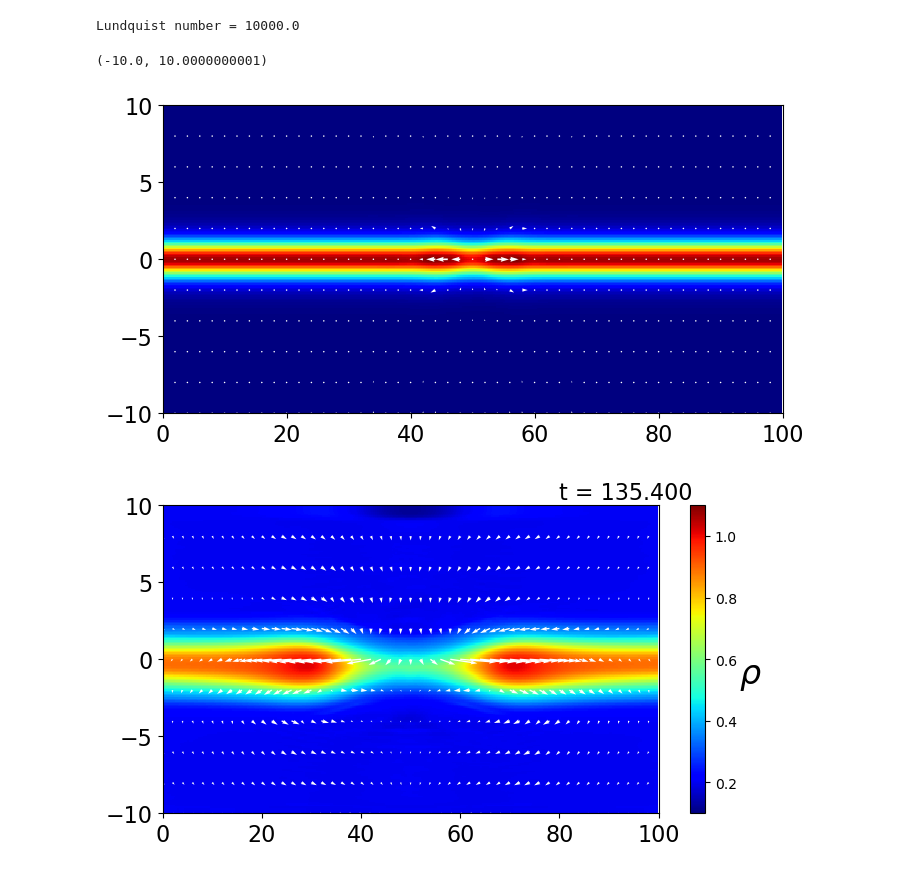
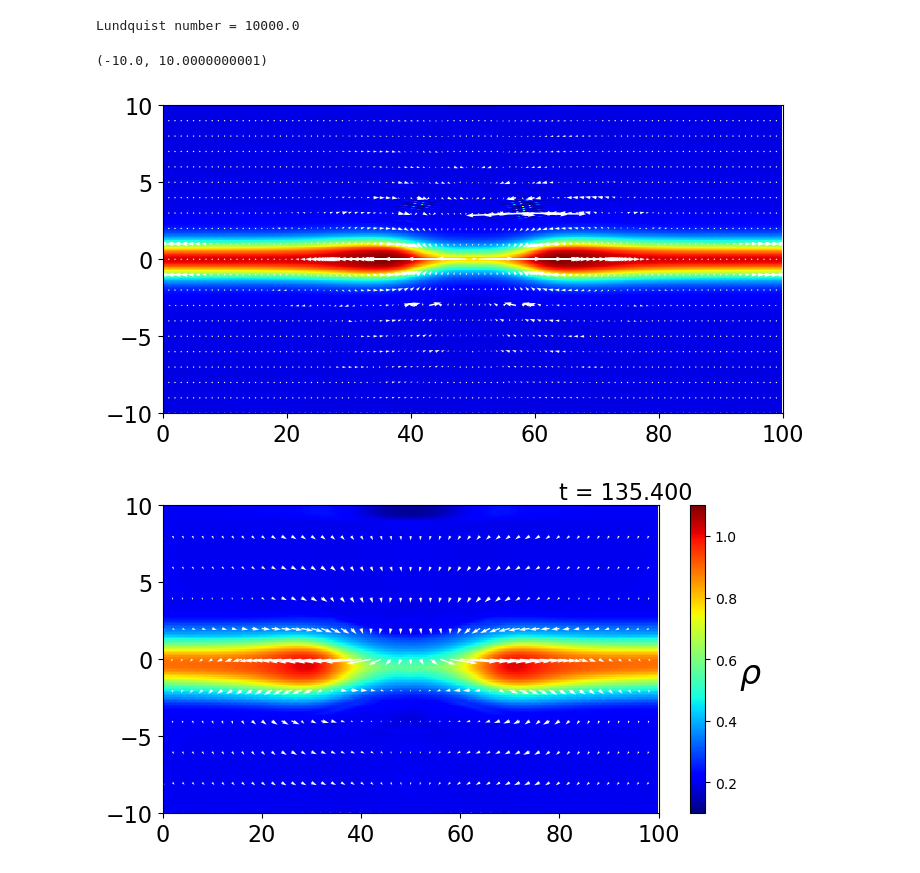
Before and after one commit to keita-akutagawa/ResistiveMHD_GPU, a Jupyter notebook: examples_2D/plasmoid/plasmoid.ipynb, the cells around one changed output. Saved outputs shown, nothing was run; the diff lists cells and outputs as text; code cells hidden in the pictures.

```diff
--- a/examples_2D/plasmoid/plasmoid.ipynb
+++ b/examples_2D/plasmoid/plasmoid.ipynb
@@ -12,7 +12,7 @@ beta_upstream = 0.2
 VA = B0 / np.sqrt(rho0)
 x_max = 100.0
 y_max = 10.0
-dx = sheat_thickness / 10.0
+dx = sheat_thickness / 20.0
 dy = dx
 nx = int(x_max / dx)
 ny = int(2.0 * y_max / dy)
@@ -60,40 +60,40 @@ ax1 = fig.add_subplot(111)
 
 dirname = "results"
 #log = np.loadtxt(f"{dirname}/log_plasmoid.txt", delimiter=',')
-step = 500
+step = 11800
 filename = f"{dirname}/plasmoid_{step}.bin"
 with open(filename, 'rb') as f:
     U = np.fromfile(f, dtype=np.float64)
 U = U.reshape(nx, ny, 8).T
 
 rho = U[0, :, :]
 u = U[1, :, :] / rho
 v = U[2, :, :] / rho
 w = U[3, :, :] / rho
 Bx = U[4, :, :]
 By = U[5, :, :]
 Bz = U[6, :, :]
 e = U[7, :, :]
 p = (gamma-1) * (e - rho*(u**2+v**2+w**2)/2 - (Bx**2+By**2+Bz**2)/2)
 magnetic_pressure = 1/2 * (Bx**2+By**2+Bz**2)
 pT = p + magnetic_pressure
 
 contour = ax1.pcolormesh(X, Y, rho, cmap='jet')
 if step == 0:
     cbar = plt.colorbar(contour, ax=ax1)
     cbar.set_label(r"$\rho$", fontsize=24, rotation=0, labelpad=10)
 quiver_interval = 20
 ax1.quiver(X[::quiver_interval, ::quiver_interval], Y[::quiver_interval, ::quiver_interval],
         u[::quiver_interval, ::quiver_interval], v[::quiver_interval, ::quiver_interval],
         scale=2.0, color='white')
 
 #ax1.text(0.8, 1.02, f"t = {log[int(step/100)][1]:.3f}", transform=ax1.transAxes, fontsize=16)
 ax1.tick_params(labelsize=16)
 ax1.set_xlim(0.0, x_max+1e-10)
 ax1.set_ylim(-y_max, y_max+1e-10)
 # %% [output]
 (-10.0, 10.0000000001)
-[figure, old version]
+[figure, new version]
 # %%
 fig = plt.figure(figsize=(8, 4))
 ax1 = fig.add_subplot(111)
```
